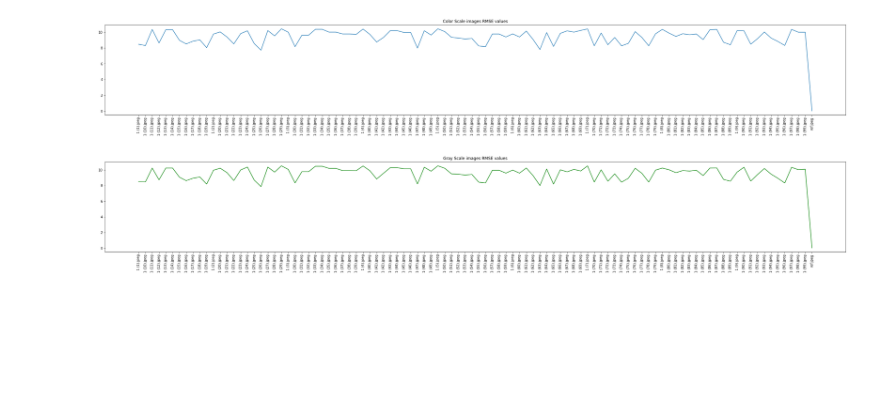
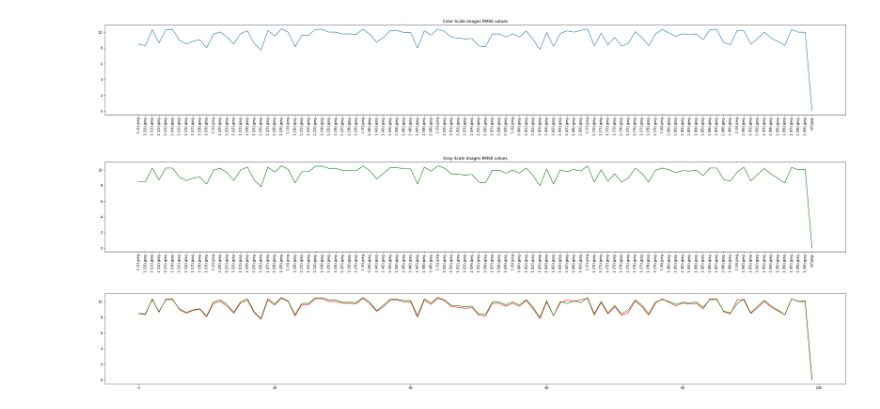
Before and after one commit to nandita-manchikanti/Digital-Image-Processing, a Jupyter notebook: Week1/week1.ipynb, the cells around one changed output. Saved outputs shown, nothing was run; the diff lists cells and outputs as text; code cells hidden in the pictures; blank space fills up the shorter version.

```diff
--- a/Week1/week1.ipynb
+++ b/Week1/week1.ipynb
@@ -81,3 +81,12 @@ plt.xticks(y_posgray, namesgray, rotation=90)
 plt.show()
 # %% [output]
 [figure]
+# %%
+f = plt.figure()
+f.set_figwidth(40)
+f.set_figheight(5)
+plt.plot(y_pos,values,color='r')
+plt.plot(y_posgray,valuesgray,color='g')
+plt.show()
+# %% [output]
+[figure, added]
```
Also changed, not shown: 5 other files.
